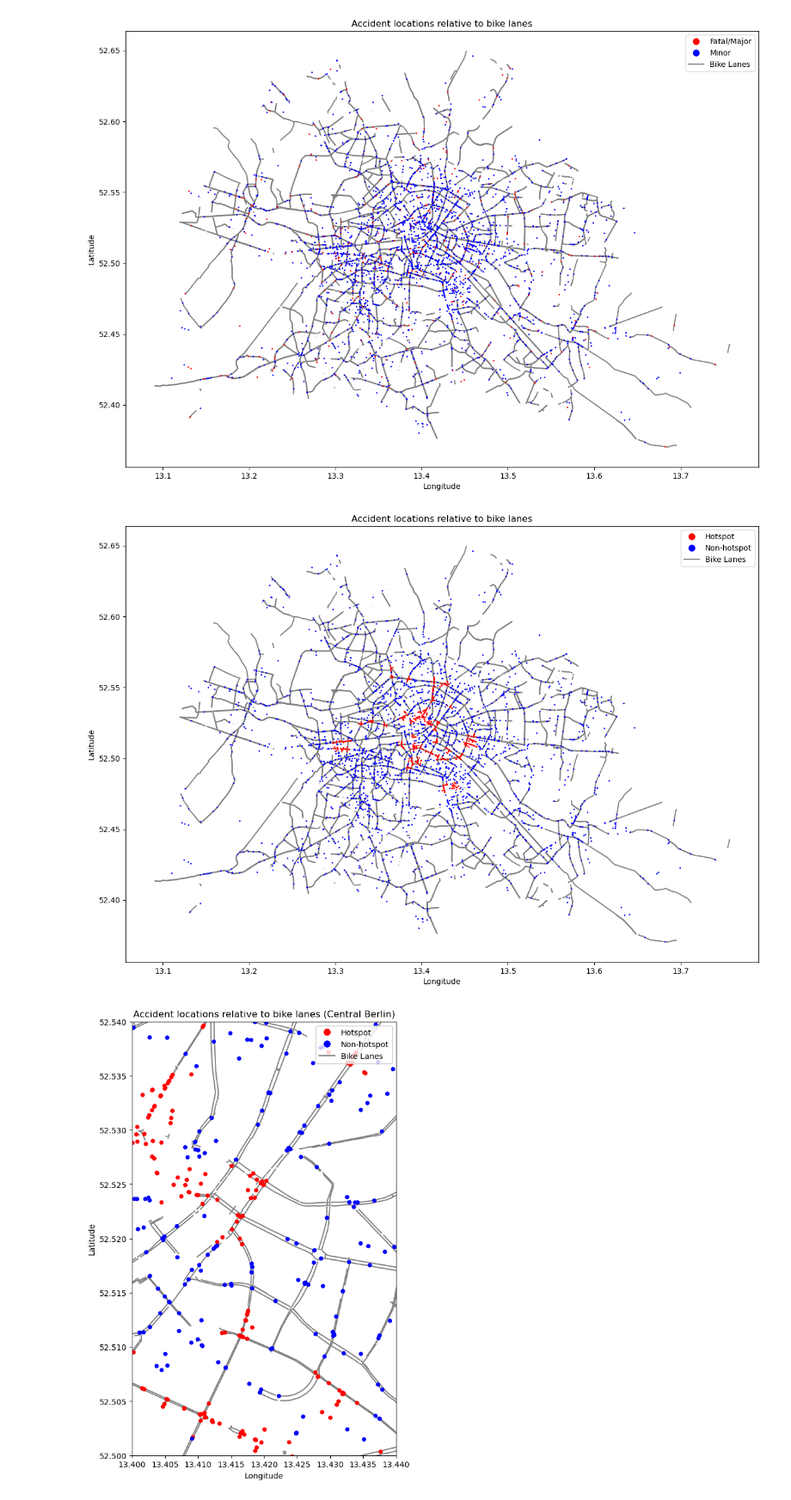
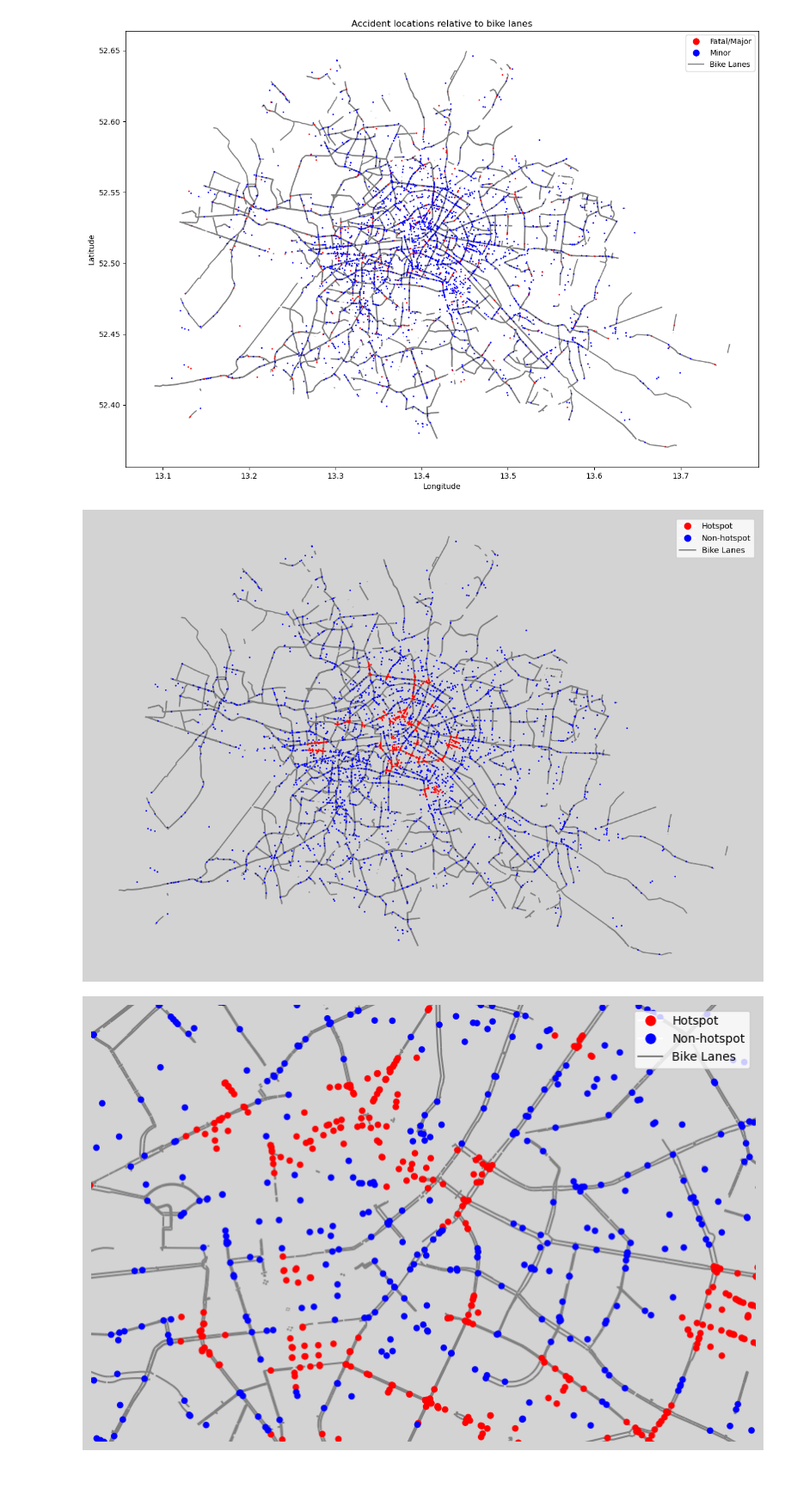
Before and after one commit to tz1211/LSE_DataBeavers, a Jupyter notebook: notebooks/bike_accident_location_viz.ipynb, the cells around one changed output. Shown at 86% size. Cells and saved outputs as stored; diff of their text form; code cells hidden in the pictures; blank space fills up the shorter version.

```diff
--- a/notebooks/bike_accident_location_viz.ipynb
+++ b/notebooks/bike_accident_location_viz.ipynb
@@ -69,7 +69,7 @@ scaler = StandardScaler()
 coords_scaled = scaler.fit_transform(coords)
 
 # Perform DBSCAN clustering
-dbscan = DBSCAN(eps=0.04, min_samples=10).fit(coords_scaled)
+dbscan = DBSCAN(eps=0.04, min_samples=10).fit(coords_scaled) # roughly 180m radius
 
 # Create a new GeoDataFrame with the cluster labels
 gdf_clusters = gdf_accidents_bikes.copy()
@@ -89,10 +89,12 @@ legend_handles = [plt.Line2D([0], [0], marker='o', color='w', label='Hotspot', m
                   plt.Line2D([0], [0], marker='o', color='w', label='Non-hotspot', markerfacecolor='blue', markersize=10),
                   plt.Line2D([0], [0], color='grey', label='Bike Lanes')]
 
-plt.title('Accident locations relative to bike lanes')
+#plt.title('Accident locations relative to bike lanes')
 plt.xlabel('Longitude')
 plt.ylabel('Latitude')
 plt.legend(handles=legend_handles, loc="upper right")
+plt.axis("off")
+plt.gcf().set_facecolor('lightgrey')
 
 #plt.axhline(52.533, color="g")
 #plt.axhline(52.517, color="g")
@@ -106,28 +108,30 @@ plt.legend(handles=legend_handles, loc="upper right")
 
 plt.show()
 # %% [output]
-[figure, old version]
+[figure, new version]
 # %%
 fig, ax = plt.subplots(figsize=(10, 10))
 
 colour_map = {1: 'red', 0: 'blue'}
 colours = [colour_map[val] for val in gdf_clusters["dense"]]
 
 gdf_clusters.plot(ax=ax, c=colours, markersize=20, zorder=2)
 gdf_bikelanes.plot(ax=ax, color='grey', zorder=1)
 
 legend_handles = [plt.Line2D([0], [0], marker='o', color='w', label='Hotspot', markerfacecolor='red', markersize=10),
                   plt.Line2D([0], [0], marker='o', color='w', label='Non-hotspot', markerfacecolor='blue', markersize=10),
                   plt.Line2D([0], [0], color='grey', label='Bike Lanes')]
 
-plt.title('Accident locations relative to bike lanes (Central Berlin)')
+#plt.title('Accident locations relative to bike lanes (Central Berlin)')
 plt.xlabel('Longitude')
 plt.ylabel('Latitude')
 plt.legend(handles=legend_handles, loc="upper right")
+plt.axis("off")
+plt.gcf().set_facecolor('lightgrey')
 
-plt.xlim(13.4, 13.44)
+plt.xlim(13.36, 13.46)
 plt.ylim(52.5, 52.54)
 
 plt.show()
 # %% [output]
-[figure, old version]
+[figure, new version]
```
